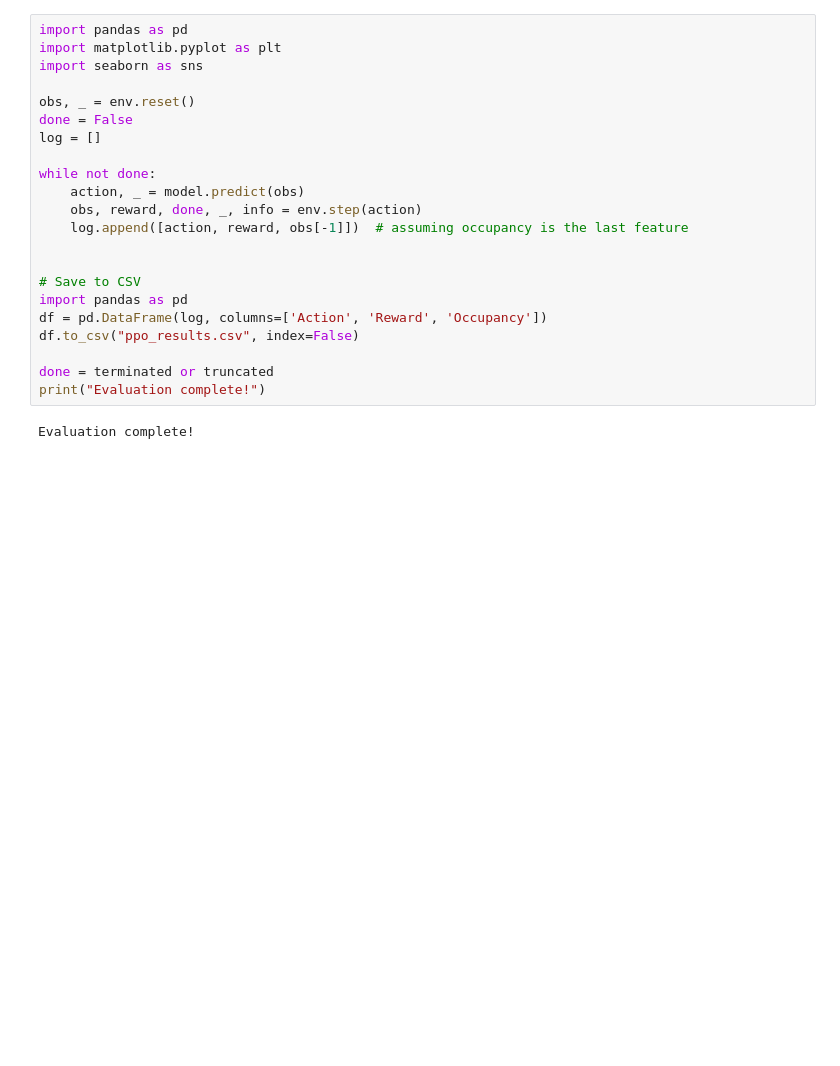
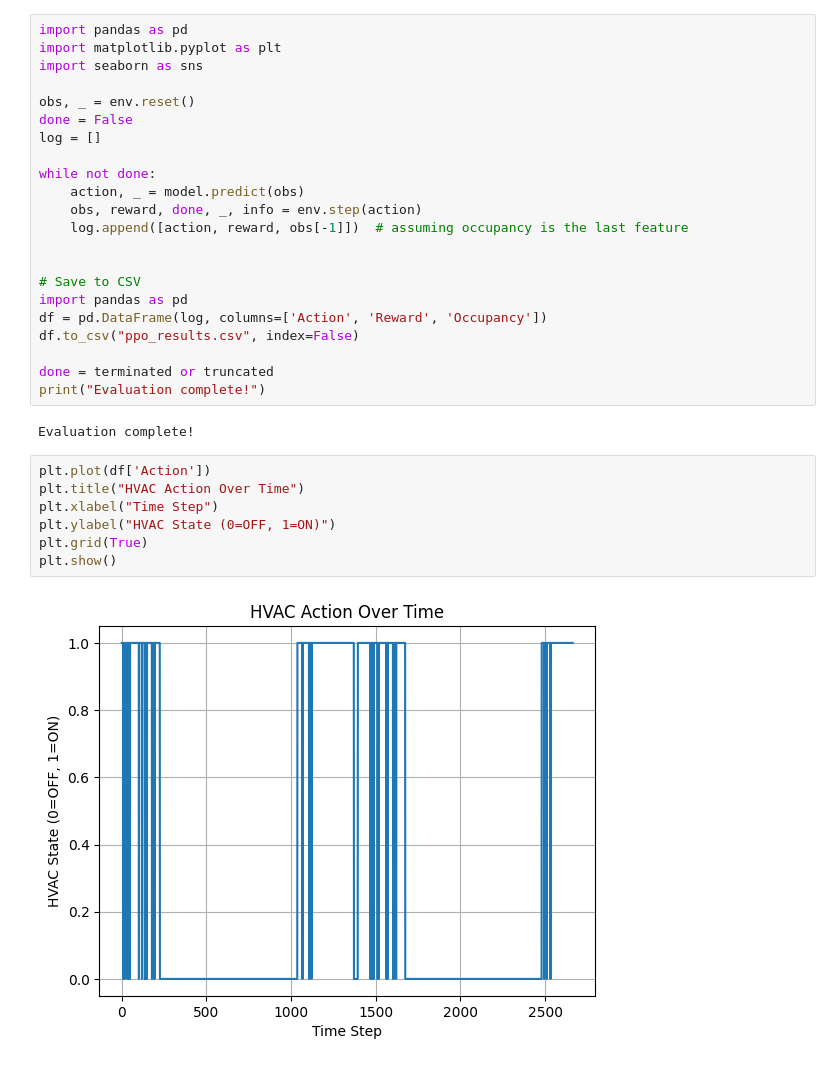
Before and after one commit to prashansarathod/CSCN8020_RI, a Jupyter notebook: occupacy/1.ipynb, the cells around one changed output. Drawn from its saved outputs; the diff is of its cells as text; blank space fills up the shorter version.

```diff
--- a/occupacy/1.ipynb
+++ b/occupacy/1.ipynb
@@ -730,3 +725,12 @@ done = terminated or truncated
 print("Evaluation complete!")
 # %% [output]
 Evaluation complete!
+# %%
+plt.plot(df['Action'])
+plt.title("HVAC Action Over Time")
+plt.xlabel("Time Step")
+plt.ylabel("HVAC State (0=OFF, 1=ON)")
+plt.grid(True)
+plt.show()
+# %% [output]
+[figure, added]
```
Also changed, not shown: parts of 20 cells of this notebook.
